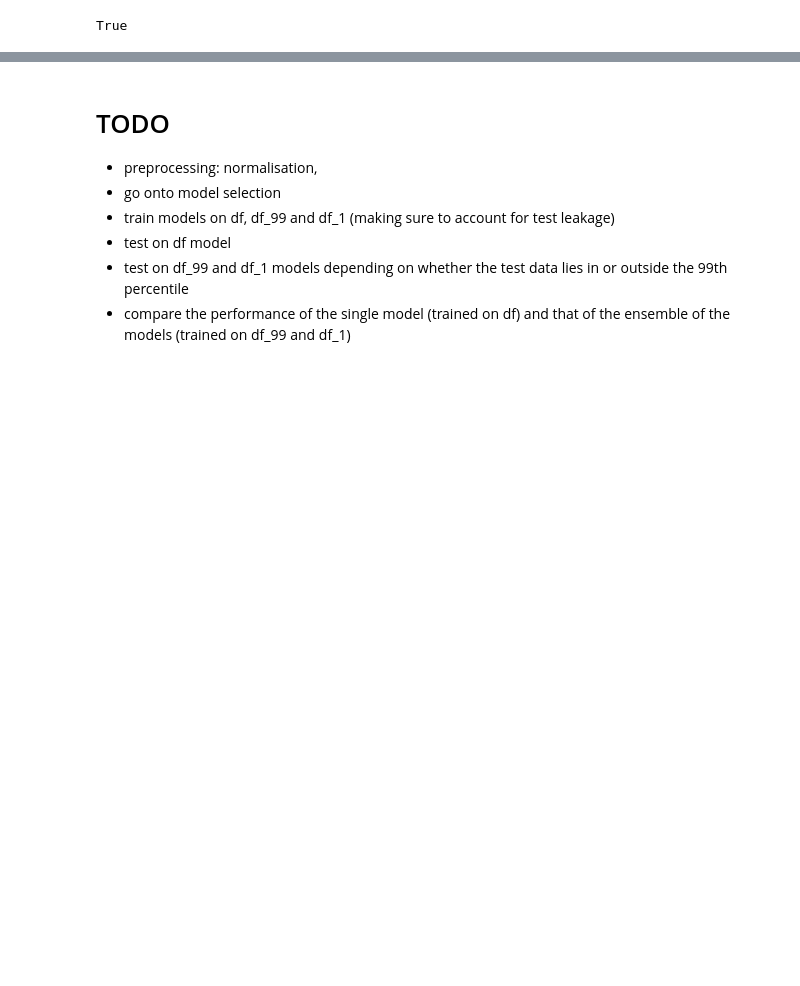
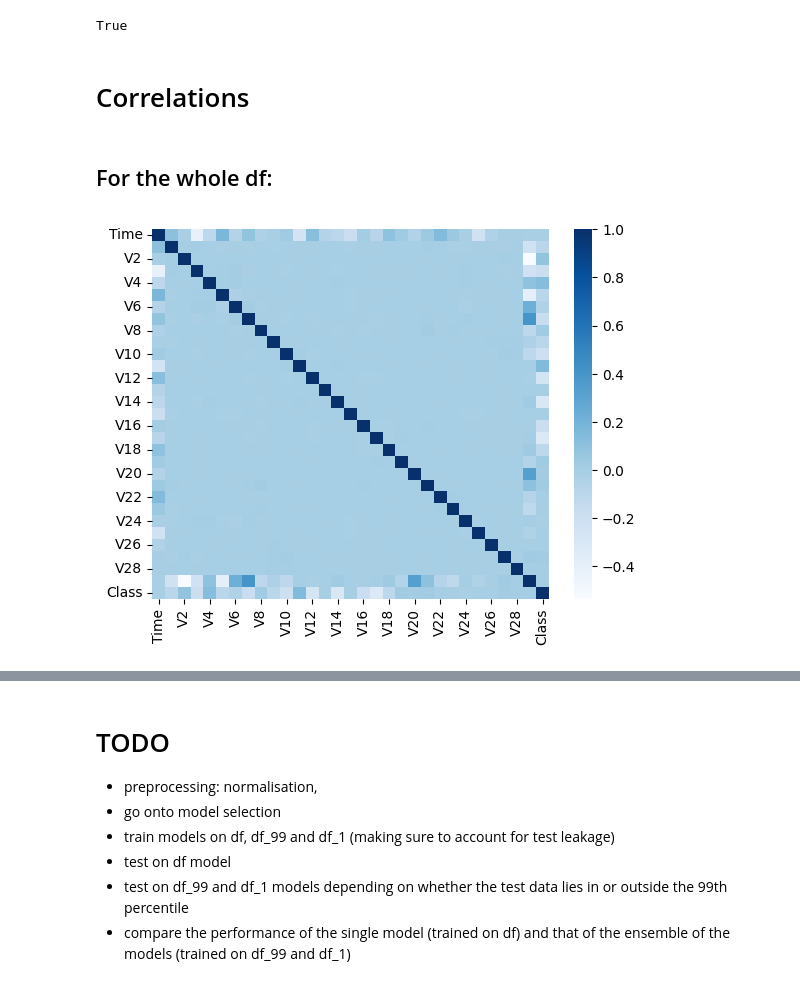
Before and after one commit to Tommy-McDonagh/Credit-Fraud, a Jupyter notebook: main.ipynb, the cells around one changed output, grey strips where cells are left out. Saved outputs shown, nothing was run; the diff lists cells and outputs as text; code cells hidden in the pictures; blank space fills up the shorter version.

Commit message:
Added correlation plots and found the most correlated features with the target

```diff
--- a/main.ipynb
+++ b/main.ipynb
@@ -424,3 +424,14 @@ display(df_1)
 len(df_99) + len(df_1) == len(df)
 # %% [output]
 True
+# %% [markdown]
+# Correlations
+# %% [markdown]
+## For the whole df:
+# %%
+corr_matrix = df.corr()
+target_corr = corr_matrix['Class']
+
+_=sns.heatmap(corr_matrix, cmap='Blues')
+# %% [output]
+[figure, added]
```
Also changed, not shown: parts of 28 cells of this notebook.
